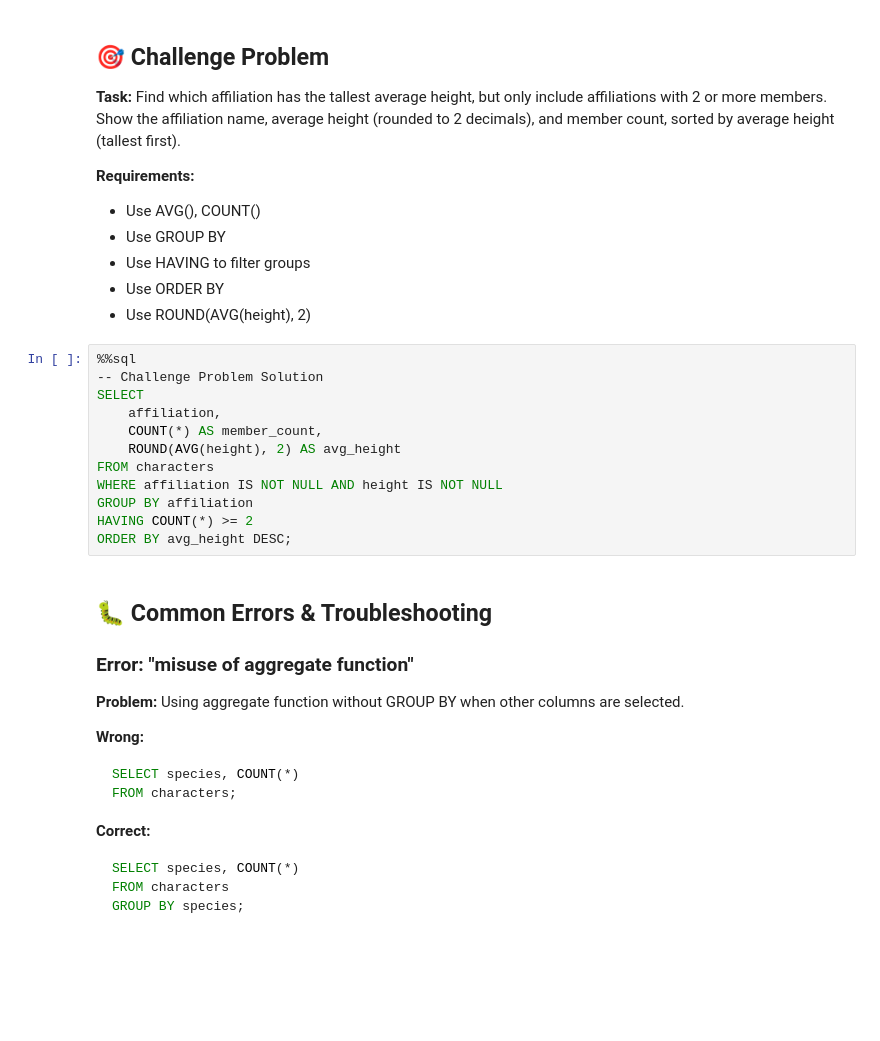
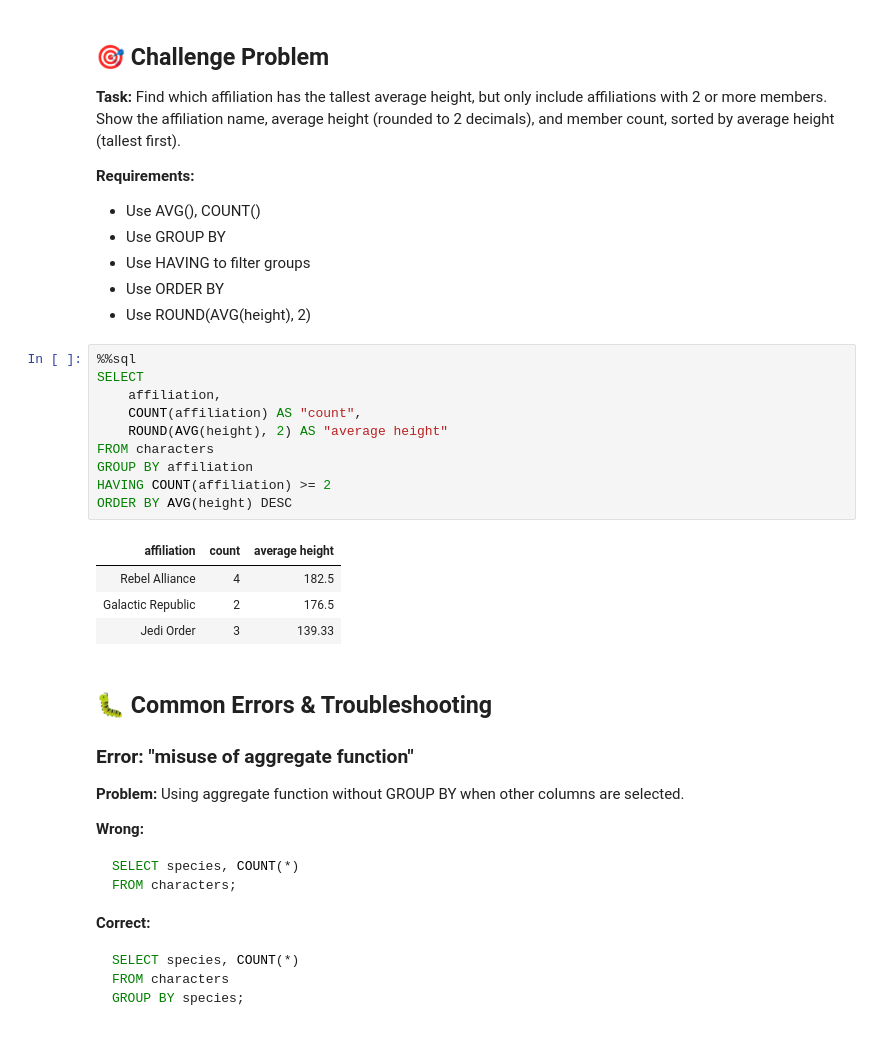
Before and after one commit to TempeHS/2026SE-SQL-Kevin.T, a Jupyter notebook: lessons/lesson4_aggregates.ipynb, the cells around one changed output. Drawn from its saved outputs; the diff is of its cells as text; blank space fills up the shorter version.

```diff
--- a/lessons/lesson4_aggregates.ipynb
+++ b/lessons/lesson4_aggregates.ipynb
@@ -395,16 +445,19 @@ Now it's your turn! Complete these queries:
 - Use ROUND(AVG(height), 2)
 # %%
 %%sql
--- Challenge Problem Solution
 SELECT
     affiliation,
-    COUNT(*) AS member_count,
-    ROUND(AVG(height), 2) AS avg_height
+    COUNT(affiliation) AS "count",
+    ROUND(AVG(height), 2) AS "average height"
 FROM characters
-WHERE affiliation IS NOT NULL AND height IS NOT NULL
 GROUP BY affiliation
-HAVING COUNT(*) >= 2
-ORDER BY avg_height DESC;
+HAVING COUNT(affiliation) >= 2
+ORDER BY AVG(height) DESC
+# %% [output]
+| affiliation | count | average height |
+| Rebel Alliance | 4 | 182.5 |
+| Galactic Republic | 2 | 176.5 |
+| Jedi Order | 3 | 139.33 |
 # %% [markdown]
 ## 🐛 Common Errors & Troubleshooting
 
```
Also changed, not shown: parts of 14 cells of this notebook.
